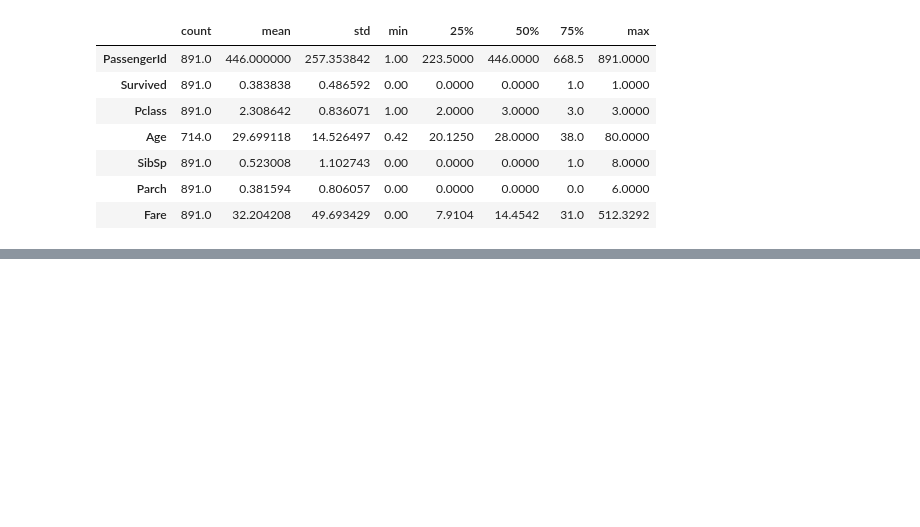
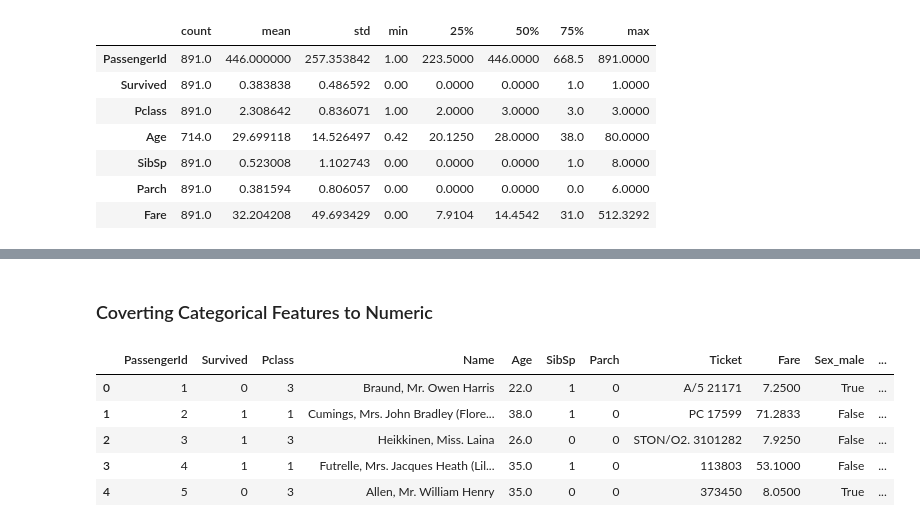
Before and after one commit to cmurray4492/PythonProjects, a Jupyter notebook: Machine_Learning/BlueLime/Titanic_Bluelime.ipynb, the cells around one changed output, grey strips where cells are left out. Drawn from its saved outputs; the diff is of its cells as text; code cells hidden in the pictures; blank space fills up the shorter version.

```diff
--- a/Machine_Learning/BlueLime/Titanic_Bluelime.ipynb
+++ b/Machine_Learning/BlueLime/Titanic_Bluelime.ipynb
@@ -51,0 +58,8 @@ titanic_data.describe().T
+# %%
+# Age Missing values
+titanic_data['Age'] = titanic_data['Age'].fillna(titanic_data['Age'].median())
+# %%
+# Cabin -  feature does not have enough data points to be meaningful so will be dropped
+titanic_data = titanic_data.drop(columns=['Cabin'])
+# %%
+titanic_data['Embarked'] = titanic_data['Embarked'].fillna(titanic_data['Embarked'].mode()[0])
@@ -51,0 +87,2 @@ titanic_data.describe().T
+# %% [markdown]
+### Coverting Categorical Features to Numeric
@@ -51,0 +91,9 @@ titanic_data.describe().T
+# %%
+titanic_data.head()
+# %% [output]
+|  | PassengerId | Survived | Pclass | Name | Age | SibSp | Parch | Ticket | Fare | Sex_male | ... |
+| 0 | 1 | 0 | 3 | Braund, Mr. Owen Harris | 22.0 | 1 | 0 | A/5 21171 | 7.2500 | True | ... |
+| 1 | 2 | 1 | 1 | Cumings, Mrs. John Bradley (Flore... | 38.0 | 1 | 0 | PC 17599 | 71.2833 | False | ... |
+| 2 | 3 | 1 | 3 | Heikkinen, Miss. Laina | 26.0 | 0 | 0 | STON/O2. 3101282 | 7.9250 | False | ... |
+| 3 | 4 | 1 | 1 | Futrelle, Mrs. Jacques Heath (Lil... | 35.0 | 1 | 0 | 113803 | 53.1000 | False | ... |
+| 4 | 5 | 0 | 3 | Allen, Mr. William Henry | 35.0 | 0 | 0 | 373450 | 8.0500 | True | ... |
```
Also changed, not shown: parts of 15 cells of this notebook.
